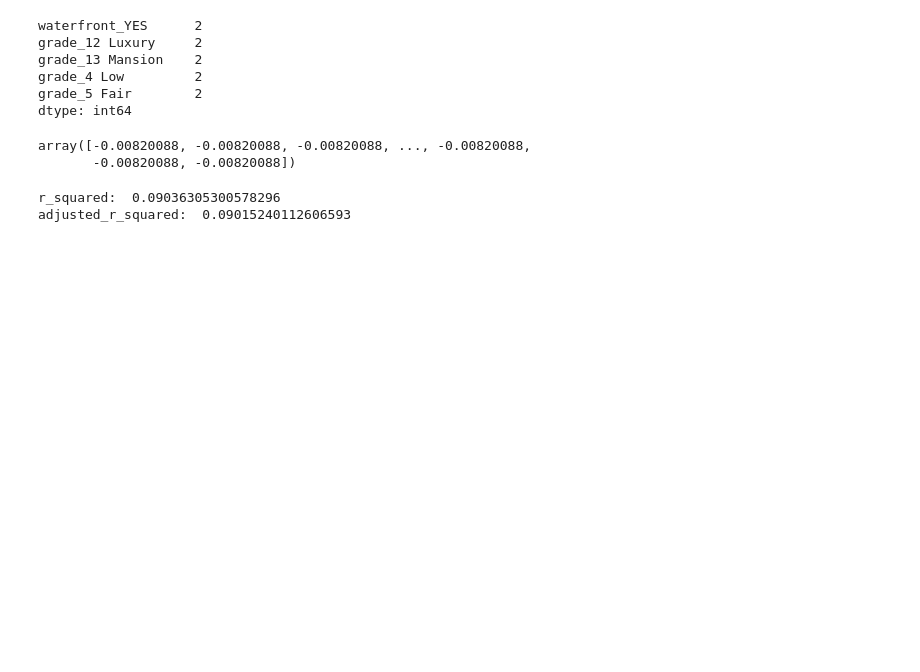
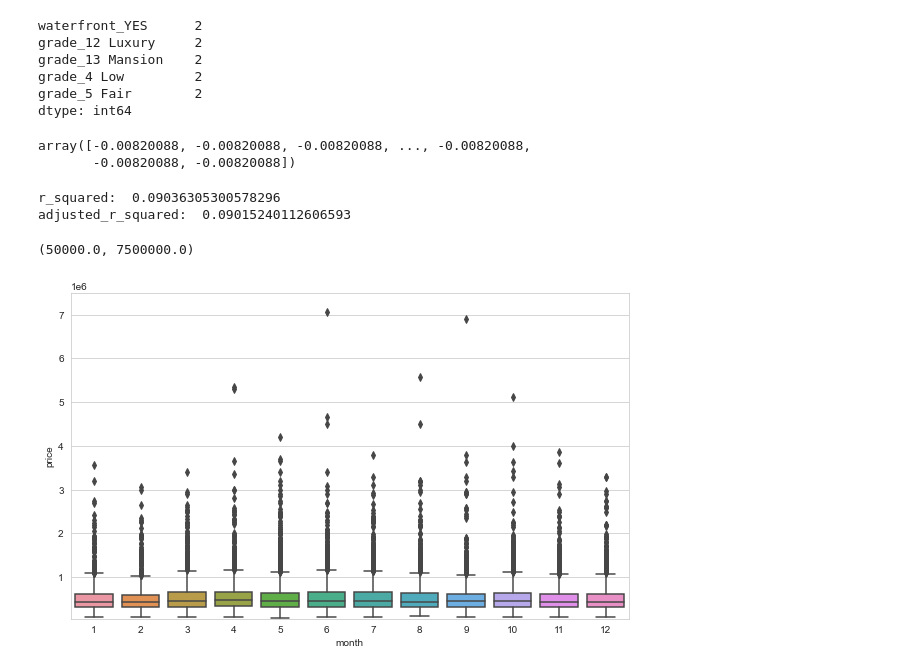
Before and after one commit to faith444/Kings-County-Housing-Prediction-Model, a Jupyter notebook: grace_eda.ipynb, the cells around one changed output. Cells and saved outputs as stored; diff of their text form; code cells hidden in the pictures; blank space fills up the shorter version.

Commit message:
initial visualizations

```diff
--- a/grace_eda.ipynb
+++ b/grace_eda.ipynb
@@ -725,3 +725,13 @@ print("adjusted_r_squared: ", adjusted_r_squared)
 # %% [output]
 r_squared:  0.09036305300578296
 adjusted_r_squared:  0.09015240112606593
+# %%
+fig, ax = plt.subplots(figsize=(10,6))
+
+ax = sns.boxplot(data=df,
+                  x=df['month'], #each month's prices. Many outliers of $1,000,000+ exist in the data
+                  y=df['price'])
+ax.set_ylim(50000, 7500000)
+# %% [output]
+(50000.0, 7500000.0)
+[figure, added]
```
Also changed, not shown: parts of 5 cells of this notebook.
